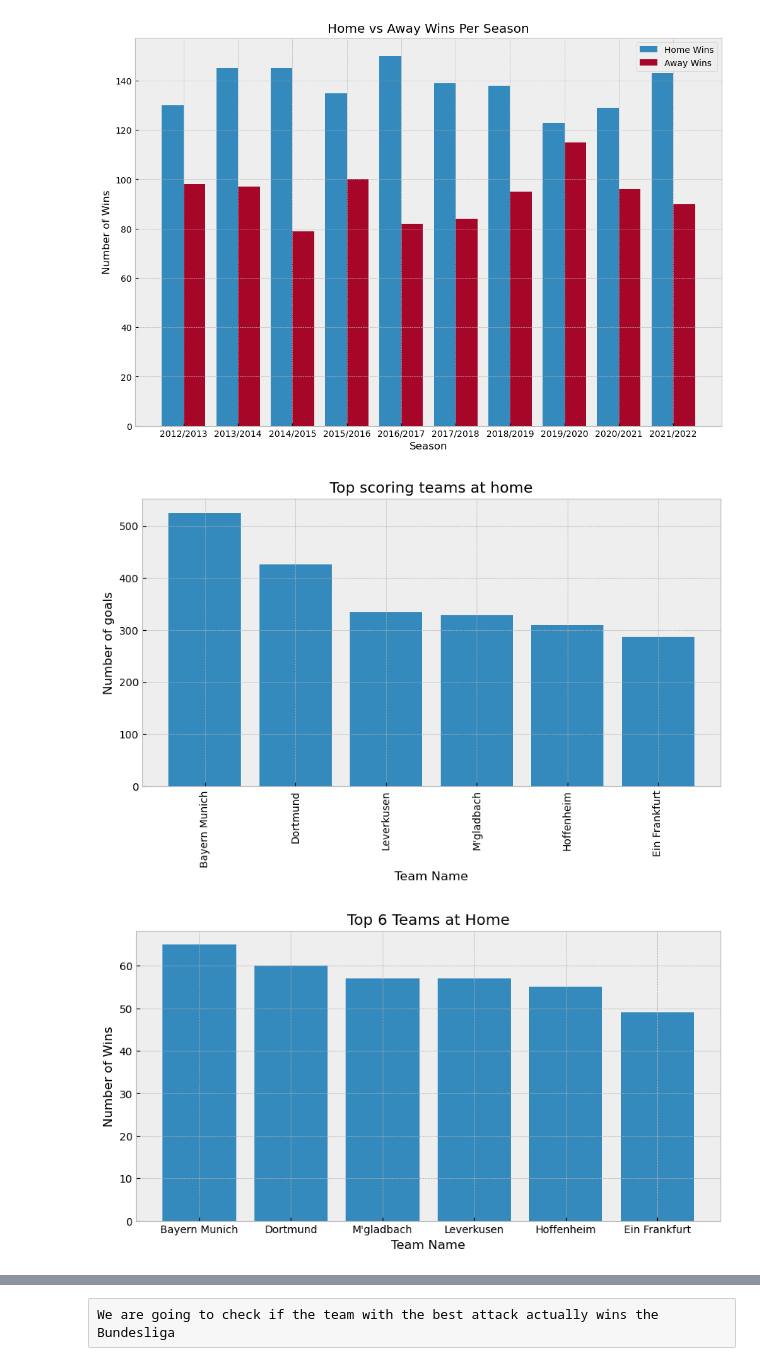
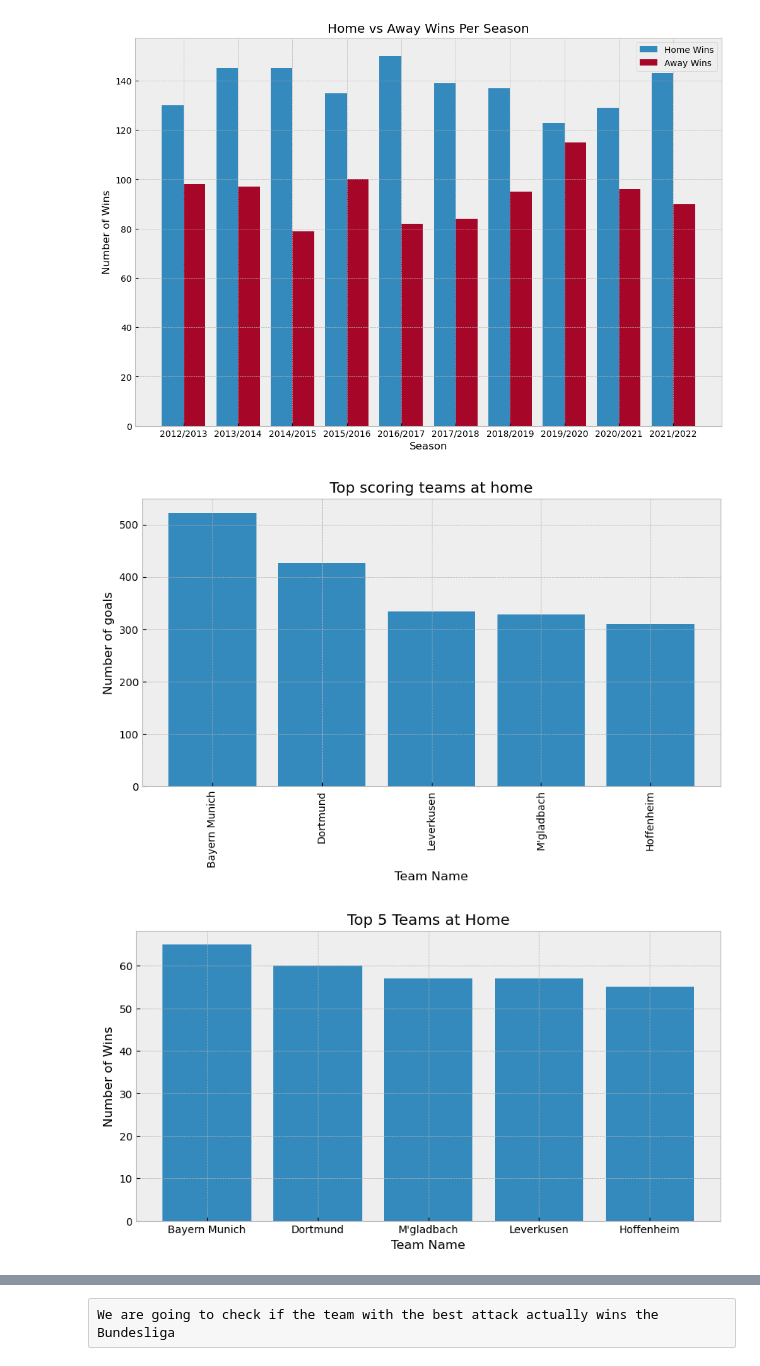
Before and after one commit to georgeanastasiadis/football-match-result-prediction-using-ml-techniques, a Jupyter notebook: EDA/Bundesliga_da.ipynb, the cells around one changed output, grey strips where cells are left out. Cells and saved outputs as stored; diff of their text form; code cells hidden in the pictures.

Commit message:
feature engineering for bundesliga and EDA

```diff
--- a/EDA/Bundesliga_da.ipynb
+++ b/EDA/Bundesliga_da.ipynb
@@ -33,17 +9,2 @@ all_csv = pd.concat([s1213, s1314, s1415, s1516, s1617, s1718, s1819, s1920, s20
 # %%
-df = all_csv[['season','Date', 'HomeTeam', 'AwayTeam', 'FTHG', 'FTAG', 'FTR', 'HTR',
-              'HS', 'AS', 'HST','AST','HC','AC', 'HF', 'AF', 'B365H', 'B365A', 'B365D',
-              'BWH','BWD', 'BWA', 'IWH', 'IWD', 'IWA', 'PSH', 'PSD', 'PSA',
-              'WHH', 'WHD', 'WHA', 'VCH', 'VCD', 'VCA']]
+df = pd.read_csv(r'C:\Users\George\Desktop\football-match-prediction\feature-enginnering\bundesliga.csv')
-# %%
-avgH = round((df['B365H'] + df['BWH'] + df['IWH'] + df['PSH'] + df['WHH'] + df['VCH'])/6,2)
-avgD = round((df['B365D'] + df['BWD'] + df['IWD'] + df['PSD'] + df['WHD'] + df['VCD'])/6,2)
-avgA = round((df['B365A'] + df['BWA'] + df['IWA'] + df['PSA'] + df['WHA'] + df['VCA'])/6,2)
-
-df['AVGH'] = avgH
-df['AVGD'] = avgD
-df['AVGA'] = avgA
-
-#drop the column with betting odds
-df = df.drop(['BWH','BWD', 'BWA', 'IWH', 'IWD', 'IWA', 'PSH', 'PSD', 'PSA',
-              'WHH', 'WHD', 'WHA', 'VCH', 'VCD', 'VCA', 'B365H', 'B365D', 'B365A'],axis=1)
@@ -145,37 +84,37 @@ plt.legend()
 <matplotlib.legend.Legend at 0x...>
 [figure]
 # %%
-X_label = df.groupby('HomeTeam')['FTHG'].sum().sort_values(ascending=False).head(6).index
+X_label = df.groupby('HomeTeam')['FTHG'].sum().sort_values(ascending=False).head(5).index
 
 plt.figure(figsize=(10,5))
 
-plt.bar(range(6),df.groupby('HomeTeam')['FTHG'].sum().sort_values(ascending=False).head(6))
+plt.bar(range(5),df.groupby('HomeTeam')['FTHG'].sum().sort_values(ascending=False).head(5))
 
 plt.style.use('bmh')
-plt.xticks(np.arange(6),X_label, rotation = 'vertical')
+plt.xticks(np.arange(5),X_label, rotation = 'vertical')
 plt.xlabel('Team Name')
 plt.ylabel('Number of goals')
 plt.title('Top scoring teams at home')
 
 plt.show()
 # %% [output]
-[figure, old version]
+[figure, new version]
 # %%
-X_label = df.groupby('HomeTeam')['FTR'].apply(lambda x: (x == 'H').sum()).sort_values(ascending=False).head(6).index
+X_label = df.groupby('HomeTeam')['Result'].apply(lambda x: (x == 1).sum()).sort_values(ascending=False).head(5).index
 
 plt.figure(figsize=(10,5))
 
-plt.bar(range(6),df.groupby('HomeTeam')['FTR'].apply(lambda x: (x == 'A').sum()).sort_values(ascending=False).head(6))
+plt.bar(range(5),df.groupby('HomeTeam')['Result'].apply(lambda x: (x == 2).sum()).sort_values(ascending=False).head(5))
 
 plt.style.use('bmh')
-plt.xticks(np.arange(6),X_label)
-plt.title('Top 6 Teams at Home')
+plt.xticks(np.arange(5),X_label)
+plt.title('Top 5 Teams at Home')
 plt.xlabel('Team Name')
 plt.ylabel('Number of Wins')
 
 plt.show()
 # %% [output]
-[figure, old version]
+[figure, new version]
 # %%
 X_label = df.groupby('AwayTeam')['FTAG'].sum().sort_values(ascending=False).head(6).index
 
```
Also changed, not shown: parts of 22 cells of this notebook, 2 other files.
